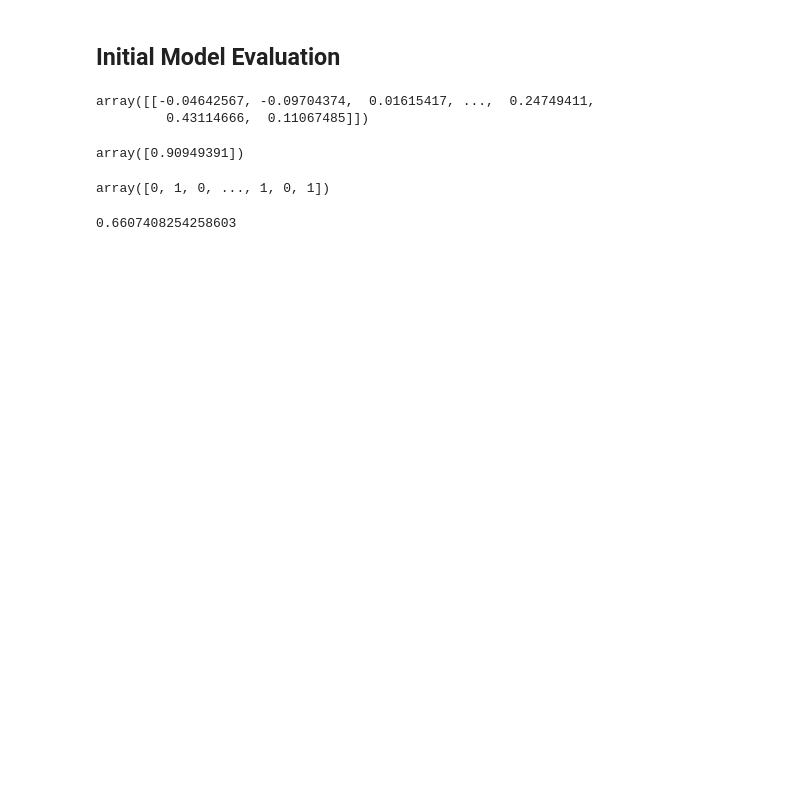
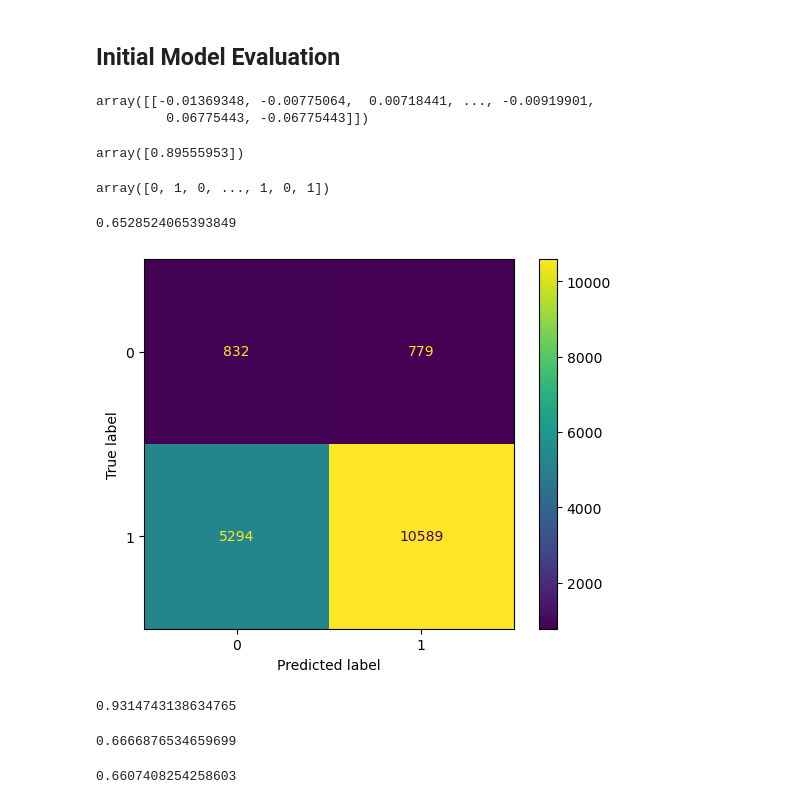
Before and after one commit to sabrinasayed99/Diabetes_Classifier_Project, a Jupyter notebook: Second_Model.ipynb, the cells around one changed output. Drawn from its saved outputs; the diff is of its cells as text; code cells hidden in the pictures; blank space fills up the shorter version.

```diff
--- a/Second_Model.ipynb
+++ b/Second_Model.ipynb
@@ -78,11 +80,6 @@ Index(['race', 'gender', 'age', 'admission_type_id',
 # %%
 def encode_and_concat_feature(X, feature_name, ohe):
-    """
-    Helper function for transforming a feature into multiple columns of 1s and 0s. Used
-    in both training and testing steps.  Takes in the full X dataframe, feature name,
-    and encoder, and returns the dataframe with that feature transformed into multiple
-    columns of 1s and 0s
-    """
+
     # create new one-hot encoded df based on the feature
     single_feature_df = X[[feature_name]]
     feature_array = ohe.transform(single_feature_df).toarray()
@@ -223,9 +226,9 @@ X_train.shape, X_test.shape
 # %% [markdown]
 We need to scale the features before regularization
 # %%
-from sklearn.preprocessing import MinMaxScaler
+from sklearn.preprocessing import StandardScaler
 
-scaler = MinMaxScaler()
+scaler = StandardScaler()
 
 scaler.fit(X_train)
 
@@ -256,19 +263,46 @@ array([0.65792031, 0.65174641, 0.66735266])
 # %% [markdown]
 ## Initial Model Evaluation
-# %%
-model.coef_
-# %% [output]
-array([[-0.04642567, -0.09704374,  0.01615417, ...,  0.24749411,
-         0.43114666,  0.11067485]])
+# %%
+# Feature weights
+model.coef_
+# %% [output]
+array([[-0.01369348, -0.00775064,  0.00718441, ..., -0.00919901,
+         0.06775443, -0.06775443]])
 # %%
 model.intercept_
 # %% [output]
-array([0.90949391])
+array([0.89555953])
 # %%
 y_pred = model.predict(X_test_scaled)
 y_pred
 # %% [output]
 array([0, 1, 0, ..., 1, 0, 1])
+# %%
+#test accuracy score
+model.score(X_test_scaled,y_test)
+# %% [output]
+0.6528524065393849
+# %%
+cfmat = confusion_matrix(y_test, y_pred)
+
+ConfusionMatrixDisplay.from_estimator(model, X_test_scaled, y_test, display_labels={0: '<30', 1:'Otherwise'})
+
+plt.savefig('Second_Model_CFMAT.png')
+# %% [output]
+[figure, added]
+# %%
+from sklearn.metrics import precision_score
+
+precision = precision_score(y_test,y_pred)
+precision
+# %% [output]
+0.9314743138634765
+# %%
+from sklearn.metrics import recall_score
+recall = recall_score(y_test, y_pred)
+recall
+# %% [output]
+0.6666876534659699
 # %%
 accuracy_score(y_test, y_pred)
 # %% [output]
```
Also changed, not shown: parts of 28 cells of this notebook, 8 other files.
